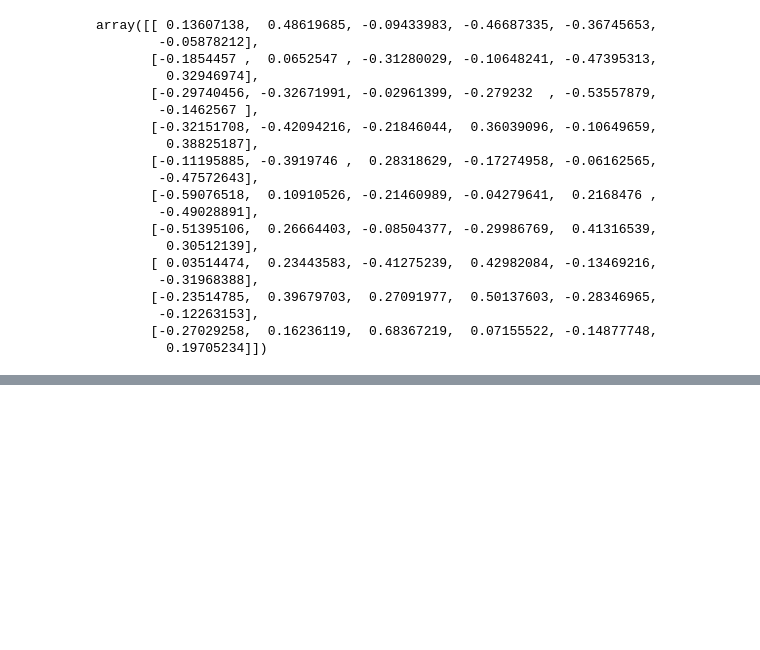
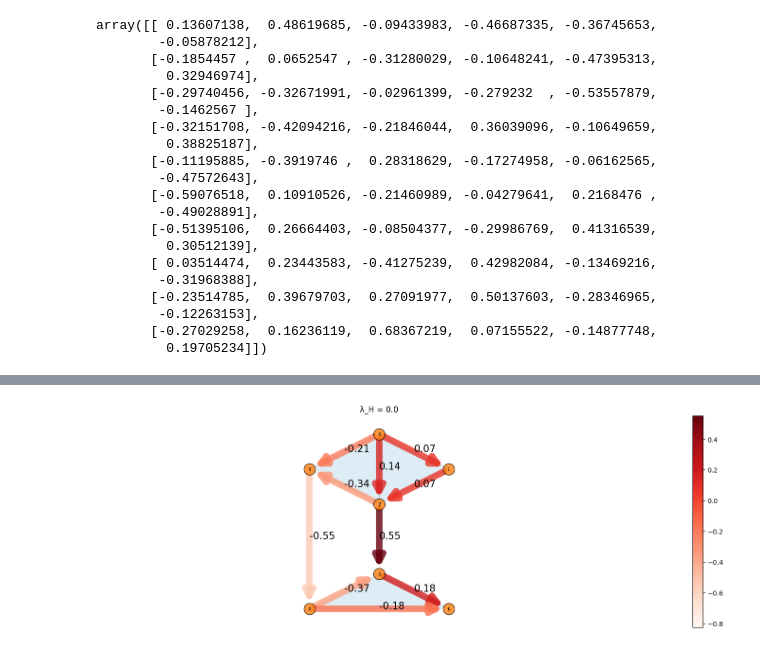
Before and after one commit to irtazahashmi/pytspl, a Jupyter notebook: notebooks/spectral_analysis.ipynb, the cells around one changed output, grey strips where cells are left out. Cells and saved outputs as stored; diff of their text form; code cells hidden in the pictures; blank space fills up the shorter version.

```diff
--- a/notebooks/spectral_analysis.ipynb
+++ b/notebooks/spectral_analysis.ipynb
@@ -155,0 +135,5 @@ scplot.draw_flow(flow=flow, ax=ax)
+# %%
+# plot harmonic eigenvectors
+scplot.draw_harmonic_eigenvectors()
+# %% [output]
+[figure, added]
```
Also changed, not shown: parts of 5 cells of this notebook, 1 other file.
